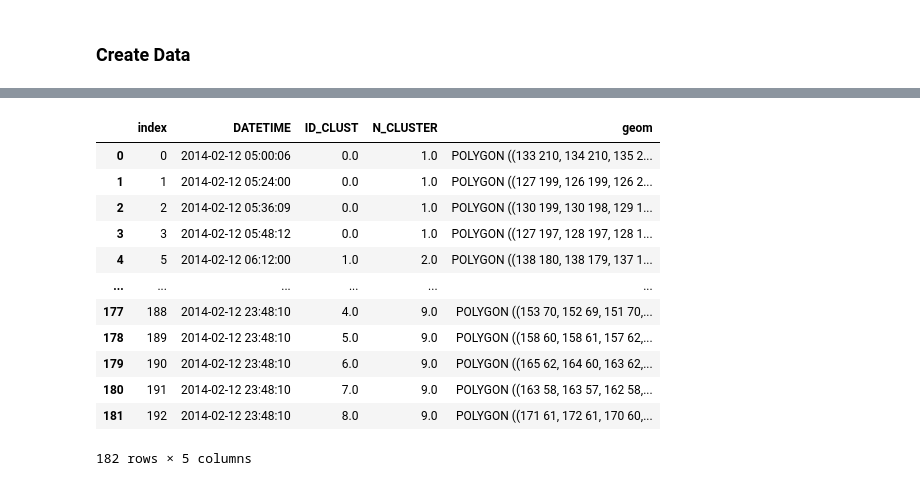
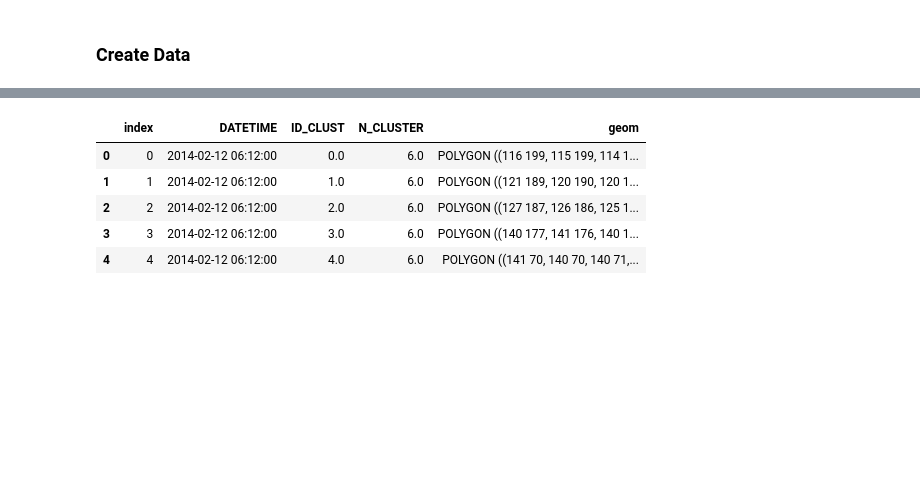
Before and after one commit to helvecioneto/CAP-359, a Jupyter notebook: 01-EDA.ipynb, the cells around one changed output, grey strips where cells are left out. Drawn from its saved outputs; the diff is of its cells as text; code cells hidden in the pictures; blank space fills up the shorter version.

```diff
--- a/01-EDA.ipynb
+++ b/01-EDA.ipynb
@@ -244,6 +244,8 @@ def create_data(day,time,frames,clusters):
             if ct.ID_CLUST.count() >= largest:
                 cdata = cdata.append(ct)
 
+        if (cdata.ID_CLUST.count()) < 100:
+            return None
         cdata['N_CLUSTER'] = len(cdata['ID_CLUST'].unique())
         cdata['ID_CLUST'] = cdata['ID_CLUST'].astype(int)
 
@@ -253,8 +255,8 @@ def create_data(day,time,frames,clusters):
     return cdata
 # %%
 day = DAY
-time = 67
-threshold = 21.8
+time = 17
+threshold = 10
 frames = read_data(day)
 pre = pre_processing(frames[time],threshold)
 clust = clusterization(pre)
@@ -263,8 +265,9 @@ data
 # %% [markdown]
 ### Create Data
 # %%
+%time
 frames = read_data(DAY)
-threshold = 21.8
+threshold = 10
 data = pd.DataFrame()
 
 for i in range(len(frames)):
@@ -302,6 +315,7 @@ data.head()
 # %%
 fretime = pd.date_range(start=data.DATETIME.min(), end=data.DATETIME.max(), freq='12T')
 # %%
+%time
 ll = []
 gp = pd.DataFrame(columns=['DATETIME','N_CLUSTER','ID_CLUST','geom'])
 
@@ -311,7 +325,7 @@ for i in data.DATETIME.unique():
     for j in lc:
         d = s.loc[s['ID_CLUST'] == j]
         try:
-            alp = alphashape.alphashape(d.geom)
+            alp = alphashape.alphashape(d.geom.values)
         except:
             pass
         gp = gp.append({'DATETIME':d.DATETIME.unique()[0],
@@ -327,19 +344,12 @@ gdata = gdata.reset_index()
 # %%
-gdata
+gdata.head()
 # %% [output]
 |  | index | DATETIME | ID_CLUST | N_CLUSTER | geom |
-| 0 | 0 | 2014-02-12 05:00:06 | 0.0 | 1.0 | POLYGON ((133 210, 134 210, 135 2... |
-| 1 | 1 | 2014-02-12 05:24:00 | 0.0 | 1.0 | POLYGON ((127 199, 126 199, 126 2... |
-| 2 | 2 | 2014-02-12 05:36:09 | 0.0 | 1.0 | POLYGON ((130 199, 130 198, 129 1... |
-| 3 | 3 | 2014-02-12 05:48:12 | 0.0 | 1.0 | POLYGON ((127 197, 128 197, 128 1... |
-| 4 | 5 | 2014-02-12 06:12:00 | 1.0 | 2.0 | POLYGON ((138 180, 138 179, 137 1... |
-| ... | ... | ... | ... | ... | ... |
-| 177 | 188 | 2014-02-12 23:48:10 | 4.0 | 9.0 | POLYGON ((153 70, 152 69, 151 70,... |
-| 178 | 189 | 2014-02-12 23:48:10 | 5.0 | 9.0 | POLYGON ((158 60, 158 61, 157 62,... |
-| 179 | 190 | 2014-02-12 23:48:10 | 6.0 | 9.0 | POLYGON ((165 62, 164 60, 163 62,... |
-| 180 | 191 | 2014-02-12 23:48:10 | 7.0 | 9.0 | POLYGON ((163 58, 163 57, 162 58,... |
-| 181 | 192 | 2014-02-12 23:48:10 | 8.0 | 9.0 | POLYGON ((171 61, 172 61, 170 60,... |
+| 0 | 0 | 2014-02-12 06:12:00 | 0.0 | 6.0 | POLYGON ((116 199, 115 199, 114 1... |
+| 1 | 1 | 2014-02-12 06:12:00 | 1.0 | 6.0 | POLYGON ((121 189, 120 190, 120 1... |
+| 2 | 2 | 2014-02-12 06:12:00 | 2.0 | 6.0 | POLYGON ((127 187, 126 186, 125 1... |
+| 3 | 3 | 2014-02-12 06:12:00 | 3.0 | 6.0 | POLYGON ((140 177, 141 176, 140 1... |
+| 4 | 4 | 2014-02-12 06:12:00 | 4.0 | 6.0 | POLYGON ((141 70, 140 70, 140 71,... |
-182 rows × 5 columns
 # %%
 ext_data = pd.DataFrame()
 
```
Also changed, not shown: parts of 34 cells of this notebook.
